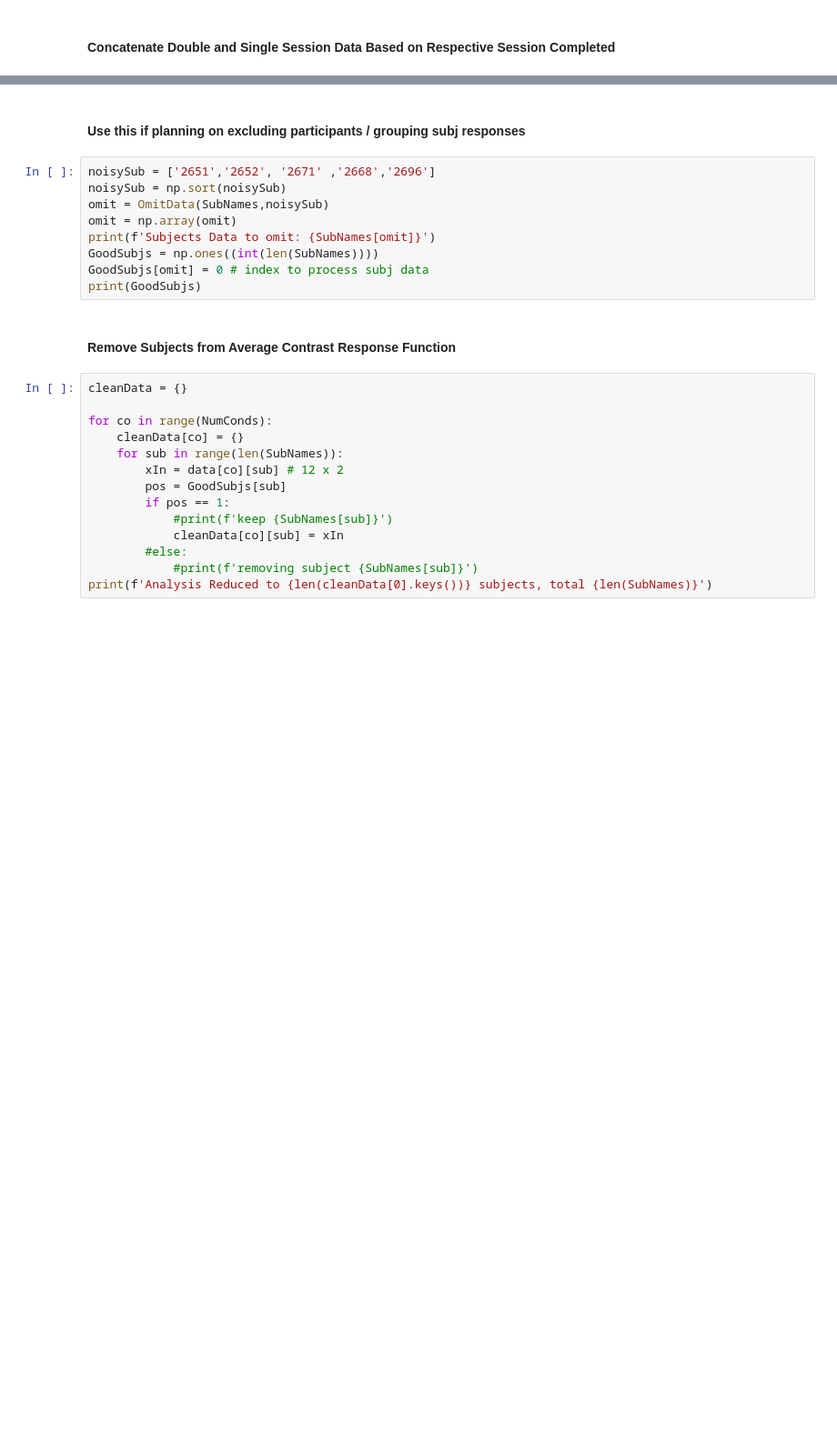
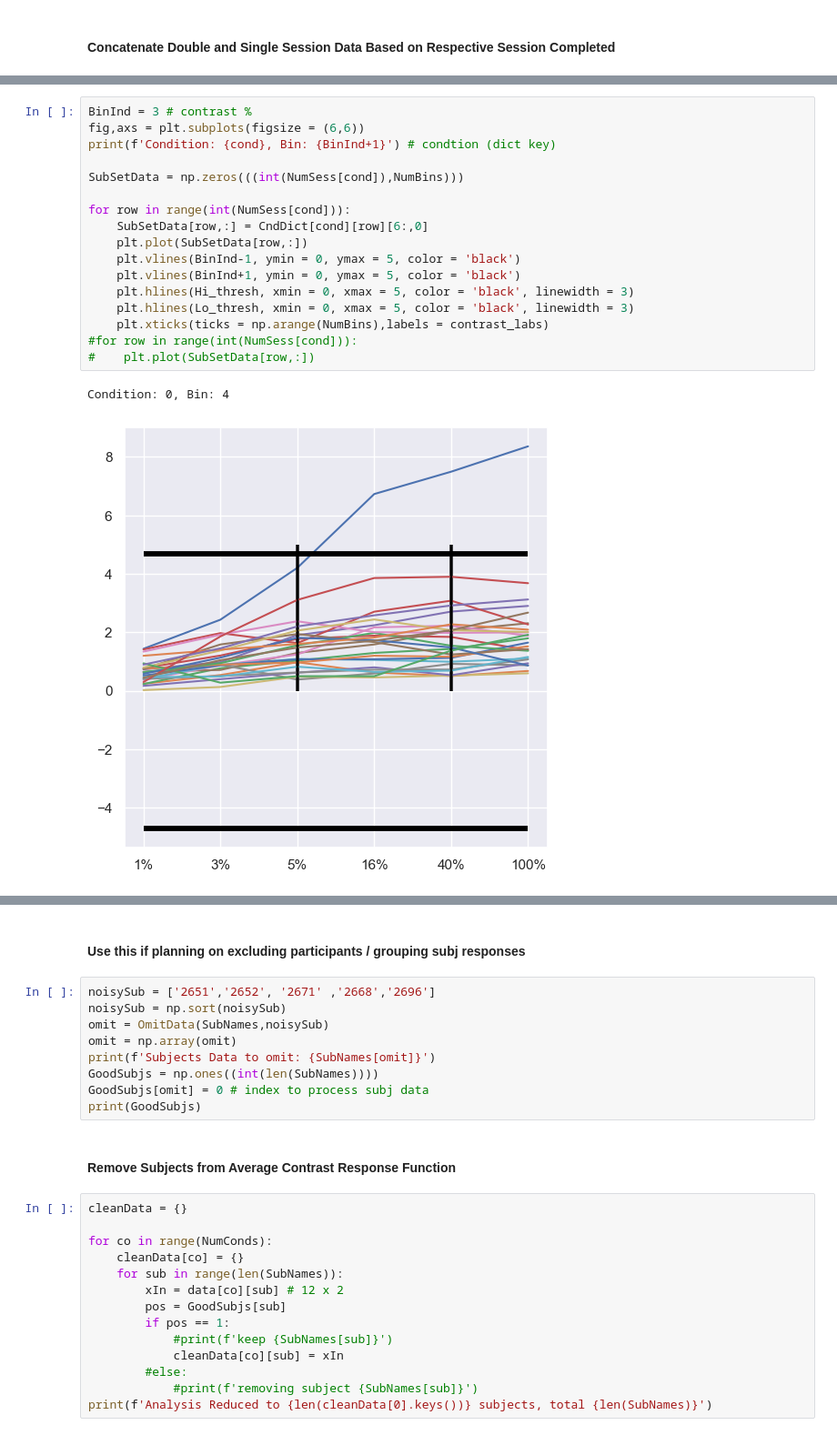
Before and after one commit to PatriciaNL/LTP_analysis, a Jupyter notebook: PythonScripts/ProcessingPipeline/GrandCRFAvgData.ipynb, the cells around one changed output, grey strips where cells are left out. Shown at 91% size. Drawn from its saved outputs; the diff is of its cells as text; blank space fills up the shorter version.

```diff
--- a/PythonScripts/ProcessingPipeline/GrandCRFAvgData.ipynb
+++ b/PythonScripts/ProcessingPipeline/GrandCRFAvgData.ipynb
@@ -232,0 +250,20 @@ print("Keys in dict1 after update:", dict1.keys())
+# %%
+BinInd = 3 # contrast %
+fig,axs = plt.subplots(figsize = (6,6))
+print(f'Condition: {cond}, Bin: {BinInd+1}') # condtion (dict key)
+
+SubSetData = np.zeros(((int(NumSess[cond]),NumBins)))
+
+for row in range(int(NumSess[cond])):
+    SubSetData[row,:] = CndDict[cond][row][6:,0]
+    plt.plot(SubSetData[row,:])
+    plt.vlines(BinInd-1, ymin = 0, ymax = 5, color = 'black')
+    plt.vlines(BinInd+1, ymin = 0, ymax = 5, color = 'black')
+    plt.hlines(Hi_thresh, xmin = 0, xmax = 5, color = 'black', linewidth = 3)
+    plt.hlines(Lo_thresh, xmin = 0, xmax = 5, color = 'black', linewidth = 3)
+    plt.xticks(ticks = np.arange(NumBins),labels = contrast_labs)
+#for row in range(int(NumSess[cond])):
+#    plt.plot(SubSetData[row,:])
+# %% [output]
+Condition: 0, Bin: 4
+[figure, added]
```
Also changed, not shown: parts of 26 cells of this notebook.
